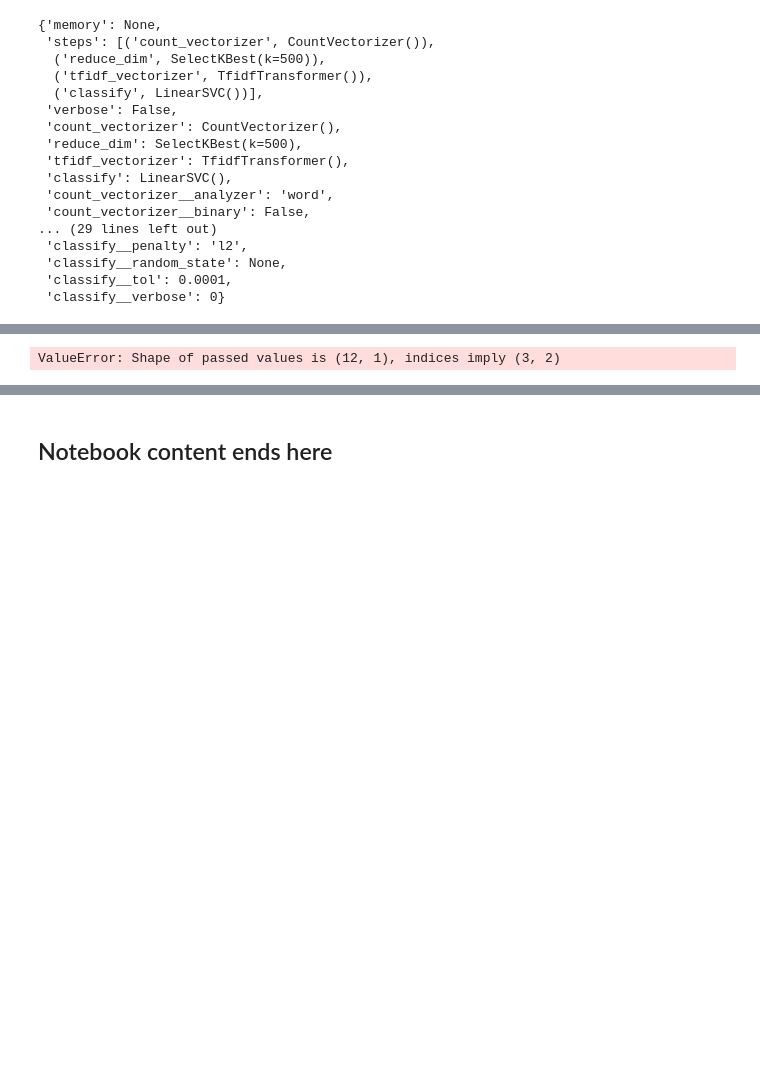
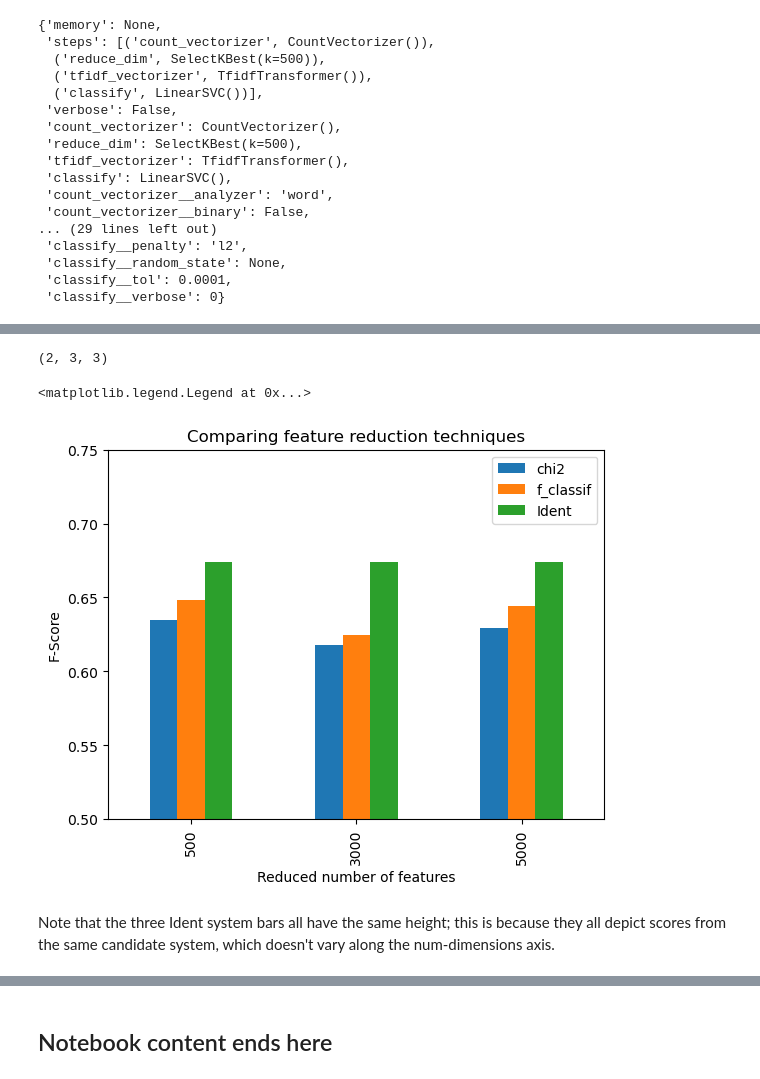
Before and after one commit to gawron/python-for-social-science, a Jupyter notebook: text_classification/feature_selection_dimensionality_reduction_grid_search.ipynb, the cells around one changed output, grey strips where cells are left out. Cells and saved outputs as stored; diff of their text form; code cells hidden in the pictures; blank space fills up the shorter version.

```diff
--- a/text_classification/feature_selection_dimensionality_reduction_grid_search.ipynb
+++ b/text_classification/feature_selection_dimensionality_reduction_grid_search.ipynb
@@ -1218,19 +1421,48 @@ Plotting code (not finished)
+# %%
+import pandas as pd
+
+def get_score_grid(grid):
+    return np.array([grid.cv_results_['split0_test_score'],
+                     grid.cv_results_['split1_test_score'],
+                     grid.cv_results_['split2_test_score']])
+
+scores = get_score_grid(grid).mean(axis=0)
+# The natural data shape for candidates w/o Ident
+score_grid = scores[:-2].reshape((2,3,2))
+# The correct shape for a new row is 2x3x1
+# Copy C1,C2 ident scores via broadcasting into right shape for new row
+ident_scores = scores[-2:].reshape((2,1,1))
+ident_scores2 = ident_scores * np.ones((2,3,1))
+# add new row 2x3x2  => 2x3x3
+new_mean_scores = np.concatenate([score_grid,ident_scores2],axis=2)
+# %%
+new_mean_scores.shape
+# %% [output]
+(2, 3, 3)
 # %%
 # select score for best C
-#mean_scores = mean_scores.max(axis=0)
-new_mean_scores_f = new_mean_scores.max(axis=1)
+# 2 x 3 x 3
+# Num C-values x N_Features options x Num functions
+
+# select score for best C
+new_mean_scores_f = new_mean_scores.max(axis=0)
 # create a dataframe to ease plotting
-reducer_labels= [f.__name__ for f in FEATURE_SELECTOR_FN_OPTIONS]
+reducer_labels= [f.__name__ for f in FEATURE_SELECTOR_FN_OPTIONS] + ["Ident"]
 mean_scores_df = pd.DataFrame(
-    new_mean_scores.reshape(()), index=N_FEATURES_OPTIONS, columns=reducer_labels
+    new_mean_scores_f, index=N_FEATURES_OPTIONS, columns=reducer_labels
 )
 
 ax = mean_scores_df.plot.bar()
 ax.set_title("Comparing feature reduction techniques")
 ax.set_xlabel("Reduced number of features")
 ax.set_ylim([.5,.75])
 ax.set_ylabel("F-Score")
 #ax.set_ylim((0, 1))
 ax.legend(loc="upper right")
 # %% [output]
-ValueError: Shape of passed values is (12, 1), indices imply (3, 2)
+<matplotlib.legend.Legend at 0x...>
+[figure, added]
+# %% [markdown]
+Note that the three Ident system bars all have the same height; this is because
+they all depict scores from the same candidate system, which doesn't
+vary along the num-dimensions axis.
```
Also changed, not shown: parts of 35 cells of this notebook.
